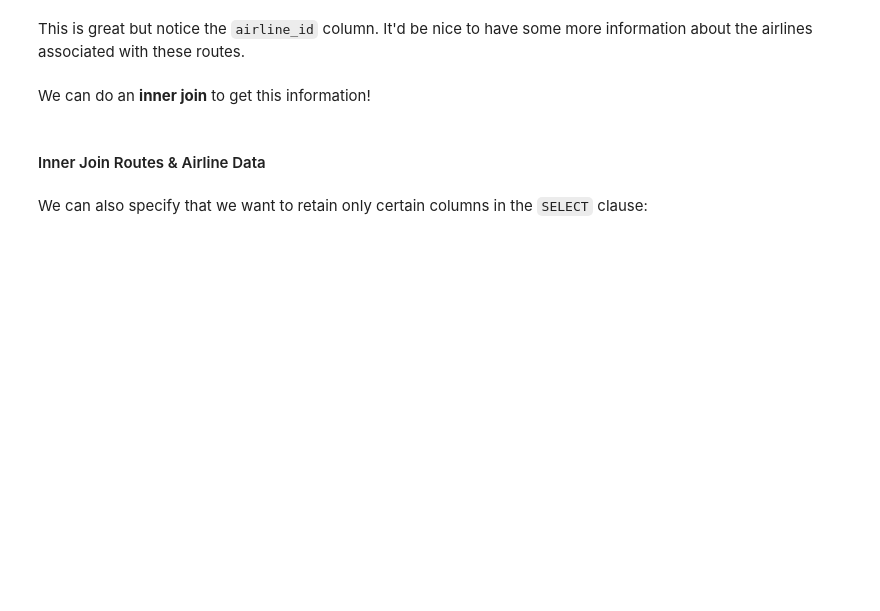
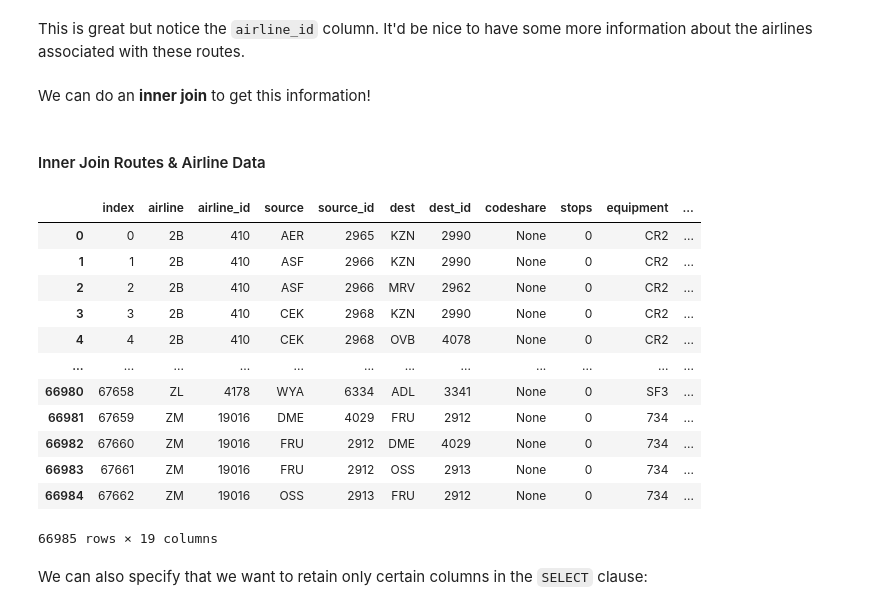
Before and after one commit to rbdaly16/NATL-DS-Live-062623, a Jupyter notebook: Phase2/Lectures/02_SQL_Joins.ipynb, the cells around one changed output. Cells and saved outputs as stored; diff of their text form; code cells hidden in the pictures; blank space fills up the shorter version.

```diff
--- a/Phase2/Lectures/02_SQL_Joins.ipynb
+++ b/Phase2/Lectures/02_SQL_Joins.ipynb
@@ -5,8 +5,8 @@ import pandas as pd
 import sqlite3
 import pandasql
 
-conn = None
-cur = None
+conn = sqlite3.connect('data/flights.db')
+cur = conn.cursor()
 # %% [markdown]
 # Objectives
 # %% [markdown]
@@ -322,2 +531,25 @@ None
+# %%
+pd.read_sql('''
+
+SELECT *
+FROM routes AS r
+    INNER JOIN airlines AS al
+        ON r.airline_id = al.id
+
+''', conn)
+# %% [output]
+|  | index | airline | airline_id | source | source_id | dest | dest_id | codeshare | stops | equipment | ... |
+| 0 | 0 | 2B | 410 | AER | 2965 | KZN | 2990 | None | 0 | CR2 | ... |
+| 1 | 1 | 2B | 410 | ASF | 2966 | KZN | 2990 | None | 0 | CR2 | ... |
+| 2 | 2 | 2B | 410 | ASF | 2966 | MRV | 2962 | None | 0 | CR2 | ... |
+| 3 | 3 | 2B | 410 | CEK | 2968 | KZN | 2990 | None | 0 | CR2 | ... |
+| 4 | 4 | 2B | 410 | CEK | 2968 | OVB | 4078 | None | 0 | CR2 | ... |
+| ... | ... | ... | ... | ... | ... | ... | ... | ... | ... | ... | ... |
+| 66980 | 67658 | ZL | 4178 | WYA | 6334 | ADL | 3341 | None | 0 | SF3 | ... |
+| 66981 | 67659 | ZM | 19016 | DME | 4029 | FRU | 2912 | None | 0 | 734 | ... |
+| 66982 | 67660 | ZM | 19016 | FRU | 2912 | DME | 4029 | None | 0 | 734 | ... |
+| 66983 | 67661 | ZM | 19016 | FRU | 2912 | OSS | 2913 | None | 0 | 734 | ... |
+| 66984 | 67662 | ZM | 19016 | OSS | 2913 | FRU | 2912 | None | 0 | 734 | ... |
+66985 rows × 19 columns
 # %% [markdown]
 We can also specify that we want to retain only certain columns in the `SELECT` clause:
```
Also changed, not shown: parts of 33 cells of this notebook, 2 other files.
